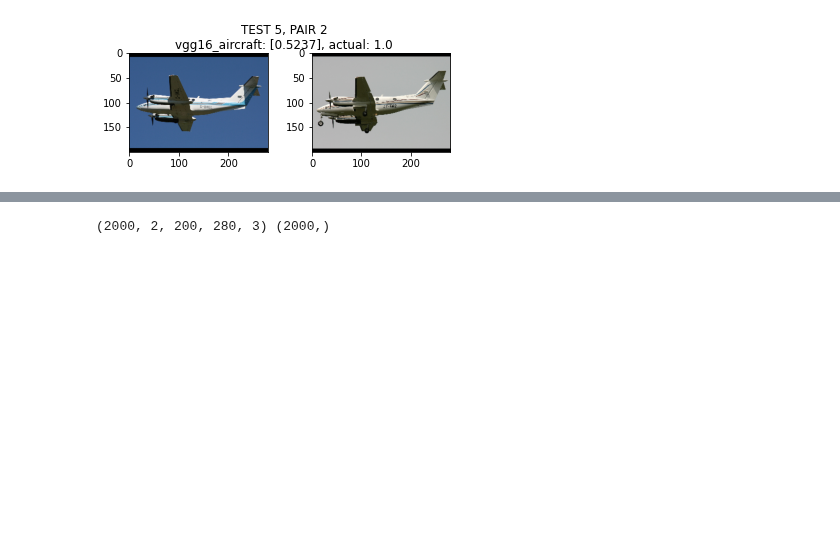
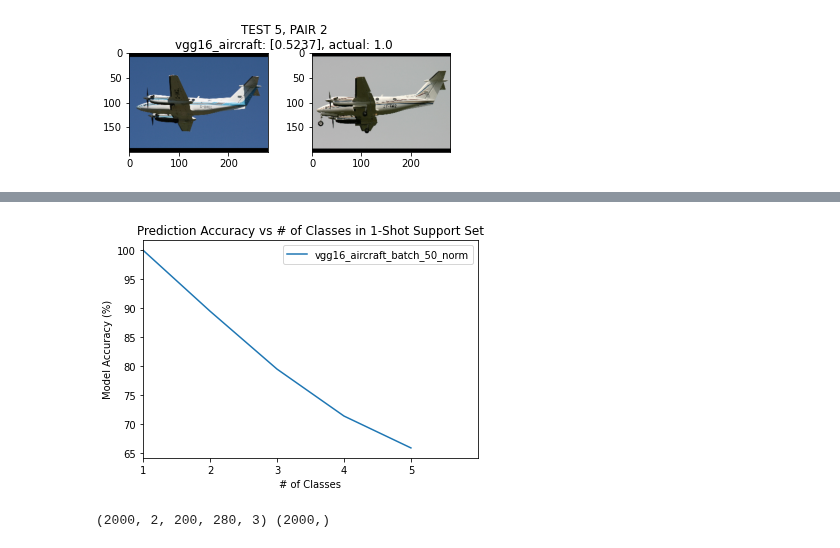
Before and after one commit to beetee17/few_shot_learning, a Jupyter notebook: aircraft/aircraft.ipynb, the cells around one changed output, grey strips where cells are left out. Cells and saved outputs as stored; diff of their text form; code cells hidden in the pictures; blank space fills up the shorter version.

Commit message:
testing best model

```diff
--- a/aircraft/aircraft.ipynb
+++ b/aircraft/aircraft.ipynb
@@ -67,7 +70,7 @@ Trainable params: 32,826,370
 Non-trainable params: 7,690,560
 __________________________________________________________________________________________________
 # %%
-model.load_weights('models/vgg16_aircraft_batch_5_maxnorm_2/weights')
+model.load_weights('models/vgg16_aircraft_batch_50_batch_norm/weights')
 # %% [output]
 <tensorflow.python.training.tracking.util.CheckpointLoadStatus at 0x...>
 # %%
@@ -91,3 +94,3 @@ model.optimizer.learning_rate
 # %%
-model.fit(train_inputs, train_labels, batch_size=50, epochs=9, callbacks=[early_stop, hist])
+model.fit(train_inputs, train_labels, batch_size=50, epochs=20, callbacks=[early_stop, hist])
 # %% [output]
@@ -183,9 +187,11 @@ vgg16_aircraft Model achieved 80.0% accuracy on 5 2-way 1-shot tests
 [figure]
 [figure]
 # %%
-models = [FSL(model, name='vgg16_aircraft')]
+models = [FSL(model, name='vgg16_aircraft_batch_50_norm')]
 # %%
-N = range(1,10)
-NUM_TEST = 100
-testModels.get_accuracy(models, data['X_test'], data['Y_test'], N, NUM_TEST)
+data = load_data(path="D://", **{'X_test' : True, 'Y_test' : True})
+
+N = range(1,6)
+NUM_TEST = 1000
+acc = testModels.get_accuracy(models, data['X_test'], data['Y_test'], N, NUM_TEST)
 # %% [output]
@@ -210,3 +202,7 @@ model.evaluate(val_inputs, data['val_labels'])
+# %%
+testModels.plot_accuracy(acc)
+# %% [output]
+[figure, added]
 # %%
 num_pairs = 1000
 X = np.array([])
```
Also changed, not shown: parts of 14 cells of this notebook.
